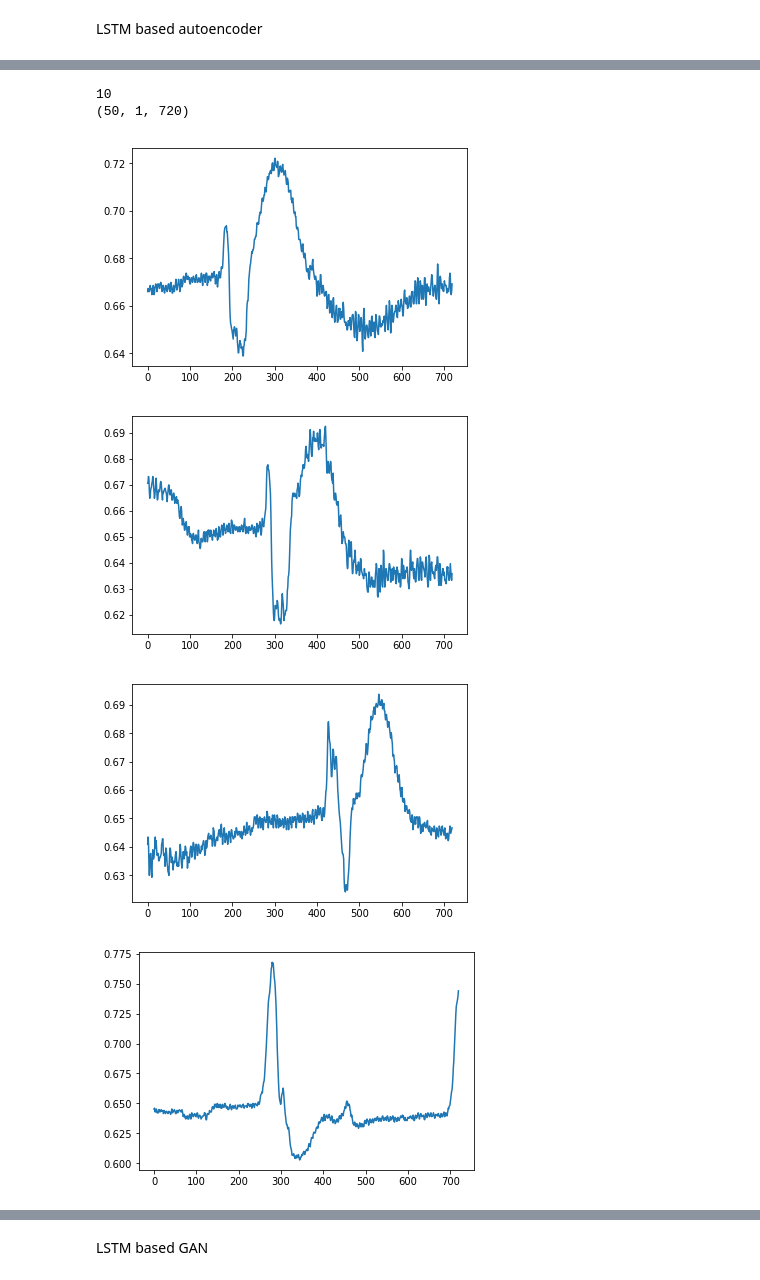
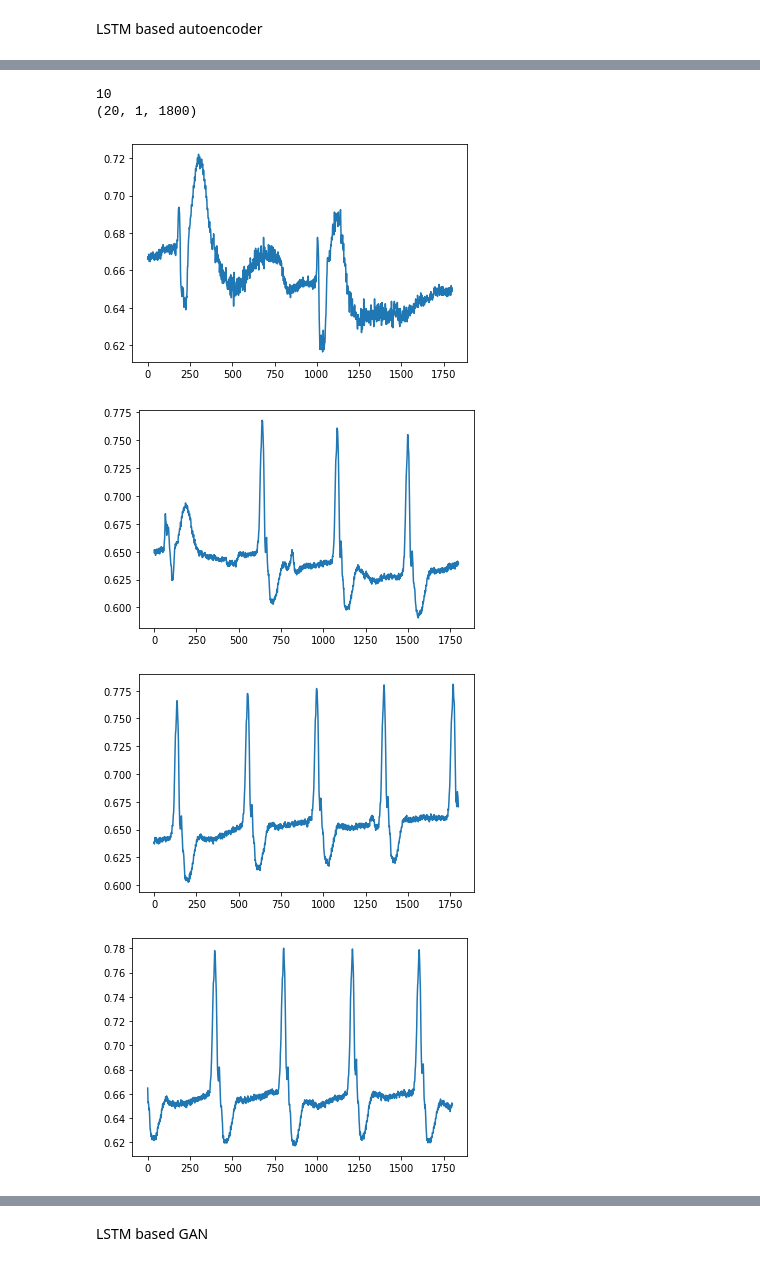
Before and after one commit to abbasloo/dnnHealth, a Jupyter notebook: LSTMGAN.ipynb, the cells around one changed output, grey strips where cells are left out. Cells and saved outputs as stored; diff of their text form; code cells hidden in the pictures.

```diff
--- a/LSTMGAN.ipynb
+++ b/LSTMGAN.ipynb
@@ -49,7 +49,7 @@ for file in glob.glob('MLII/1 NSR/*.mat'):
 arr = sorted(arr, key=lambda x:x[:])
 
 l = 283
-ll = 5
+ll = 2
 d = np.int(3600/ll)
 stride = 1
 data = []
@@ -81,33 +81,33 @@ for i in range(10):
 # %%
 #arr = os.listdir('MLII/1 NSR/')
 arr = []
 for file in glob.glob('MLII/11 IVR/*.mat'):
     arr.append(file)
 print (len(arr))
 
 arr = sorted(arr, key=lambda x:x[:])
 
 l = 10
-ll = 5
+ll = 2
 d = np.int(3600/ll)
 stride = 1
 data = []
 for i in range(l):
     #print (arr[i])
     db = scipy.io.loadmat(arr[i])
     for j in range(ll):
         data.append(db['val'][0, j*d:(j+1)*d])
 data = np.array(data).reshape(l*ll, 1, d)
 seq_test = data[:, :, ::stride]
 seq_test = seq_test/nr
 print (seq_test.shape)
 for i in range(10):
     plt.figure()
     plt.plot(seq_test[i, 0, :])
 # %% [output]
 10
-(50, 1, 720)
+(20, 1, 1800)
-[figure, old version]
+[figure, new version]
-[figure, old version]
+[figure, new version]
-[figure, old version]
+[figure, new version]
-[figure, old version]
+[figure, new version]
```
Also changed, not shown: parts of 7 cells of this notebook.
